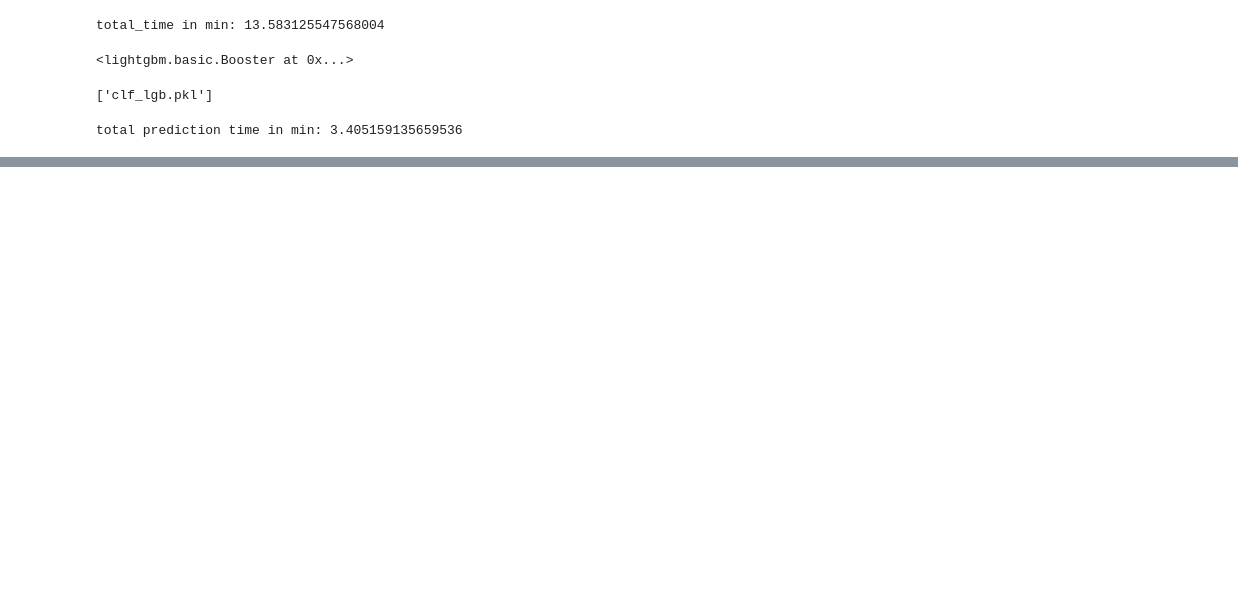
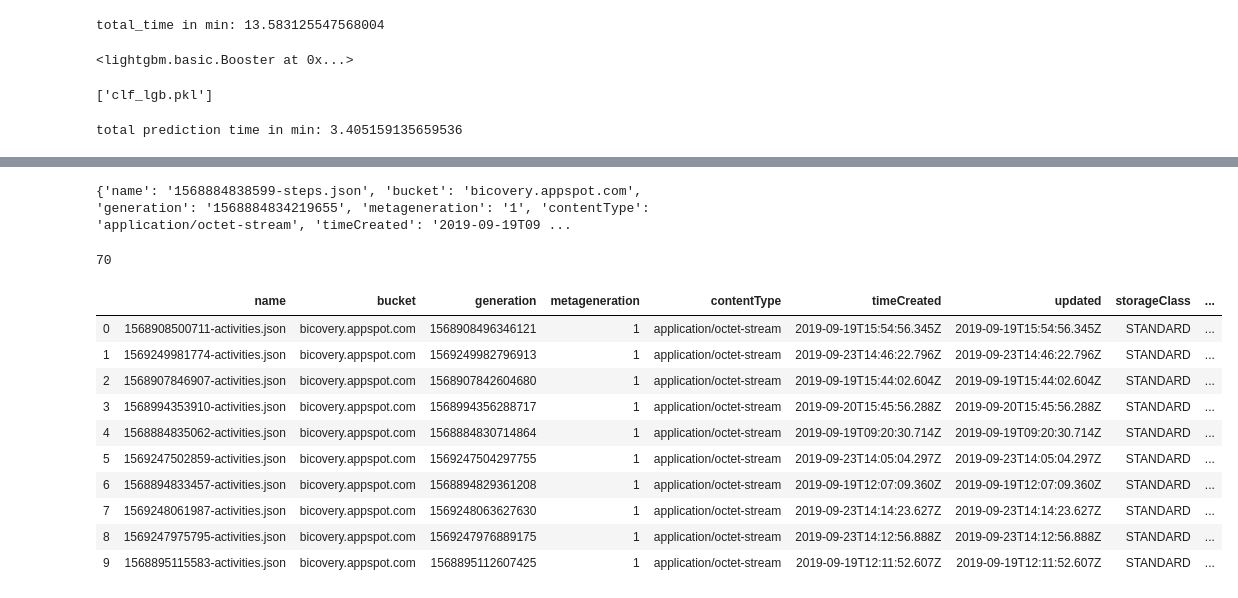
Before and after one commit to contemplat0r/Archer, a Jupyter notebook: code/archer-depresjon-gradient-boosting-lgb.ipynb, the cells around one changed output, grey strips where cells are left out. Drawn from its saved outputs; the diff is of its cells as text; code cells hidden in the pictures; blank space fills up the shorter version.

Commit message:
archer-depresjon-gradient-boosting-lgb.ipynb changet in manner get all types of info from firebase urls

```diff
--- a/code/archer-depresjon-gradient-boosting-lgb.ipynb
+++ b/code/archer-depresjon-gradient-boosting-lgb.ipynb
@@ -174,0 +288,12 @@ total prediction time in min: 3.405159135659536
+# %%
+#json_dict = {}
+json_file = open('../input/real-data/1568884838599-steps.json')
+json_dict = json.load(json_file)
+json_file.close()
+# for line in json_file.readline():
+#     json_dict[line] = line
+
+# json_file.close()
+print(json_dict)
+# %% [output]
+{'name': '1568884838599-steps.json', 'bucket': 'bicovery.appspot.com', 'generation': '1568884834219655', 'metageneration': '1', 'contentType': 'application/octet-stream', 'timeCreated': '2019-09-19T09 ...
@@ -174,0 +349,13 @@ total prediction time in min: 3.405159135659536
+# %%
+def json_to_dataframe(json_files_list):
+    json_file = open(json_files_list[0], 'r')
+    json_dict = json.load(json_file)
+    json_file.close()
+    json_df = pd.DataFrame(json_dict, index=[0])
+    for i, file_name in enumerate(json_files_list[1:]):
+        json_file = open(file_name, 'r')
+        json_dict = json.load(json_file)
+        json_file.close()
+        json_df_temp = pd.DataFrame(json_dict, index=[i + 1])
+        json_df = pd.concat([json_df, json_df_temp])
+    return json_df
@@ -174,0 +366,22 @@ total prediction time in min: 3.405159135659536
+# %%
+activities_files_list_glob = glob.glob('../input/real-data/*-activities.json')
+# %%
+len(activities_files_list_glob)
+# %% [output]
+70
+# %%
+activities_json_df = json_to_dataframe(activities_files_list_glob)
+# %%
+activities_json_df.head(10)
+# %% [output]
+|  | name | bucket | generation | metageneration | contentType | timeCreated | updated | storageClass | ... |
+| 0 | 1568908500711-activities.json | bicovery.appspot.com | 1568908496346121 | 1 | application/octet-stream | 2019-09-19T15:54:56.345Z | 2019-09-19T15:54:56.345Z | STANDARD | ... |
+| 1 | 1569249981774-activities.json | bicovery.appspot.com | 1569249982796913 | 1 | application/octet-stream | 2019-09-23T14:46:22.796Z | 2019-09-23T14:46:22.796Z | STANDARD | ... |
+| 2 | 1568907846907-activities.json | bicovery.appspot.com | 1568907842604680 | 1 | application/octet-stream | 2019-09-19T15:44:02.604Z | 2019-09-19T15:44:02.604Z | STANDARD | ... |
+| 3 | 1568994353910-activities.json | bicovery.appspot.com | 1568994356288717 | 1 | application/octet-stream | 2019-09-20T15:45:56.288Z | 2019-09-20T15:45:56.288Z | STANDARD | ... |
+| 4 | 1568884835062-activities.json | bicovery.appspot.com | 1568884830714864 | 1 | application/octet-stream | 2019-09-19T09:20:30.714Z | 2019-09-19T09:20:30.714Z | STANDARD | ... |
+| 5 | 1569247502859-activities.json | bicovery.appspot.com | 1569247504297755 | 1 | application/octet-stream | 2019-09-23T14:05:04.297Z | 2019-09-23T14:05:04.297Z | STANDARD | ... |
+| 6 | 1568894833457-activities.json | bicovery.appspot.com | 1568894829361208 | 1 | application/octet-stream | 2019-09-19T12:07:09.360Z | 2019-09-19T12:07:09.360Z | STANDARD | ... |
+| 7 | 1569248061987-activities.json | bicovery.appspot.com | 1569248063627630 | 1 | application/octet-stream | 2019-09-23T14:14:23.627Z | 2019-09-23T14:14:23.627Z | STANDARD | ... |
+| 8 | 1569247975795-activities.json | bicovery.appspot.com | 1569247976889175 | 1 | application/octet-stream | 2019-09-23T14:12:56.888Z | 2019-09-23T14:12:56.888Z | STANDARD | ... |
+| 9 | 1568895115583-activities.json | bicovery.appspot.com | 1568895112607425 | 1 | application/octet-stream | 2019-09-19T12:11:52.607Z | 2019-09-19T12:11:52.607Z | STANDARD | ... |
```
Also changed, not shown: parts of 51 cells of this notebook, 1 other file.
